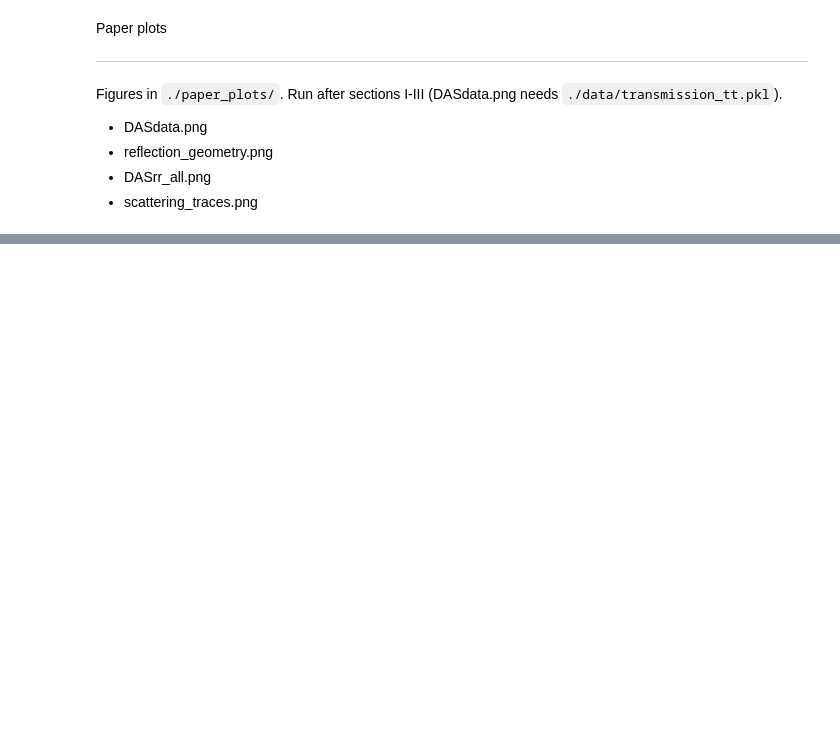
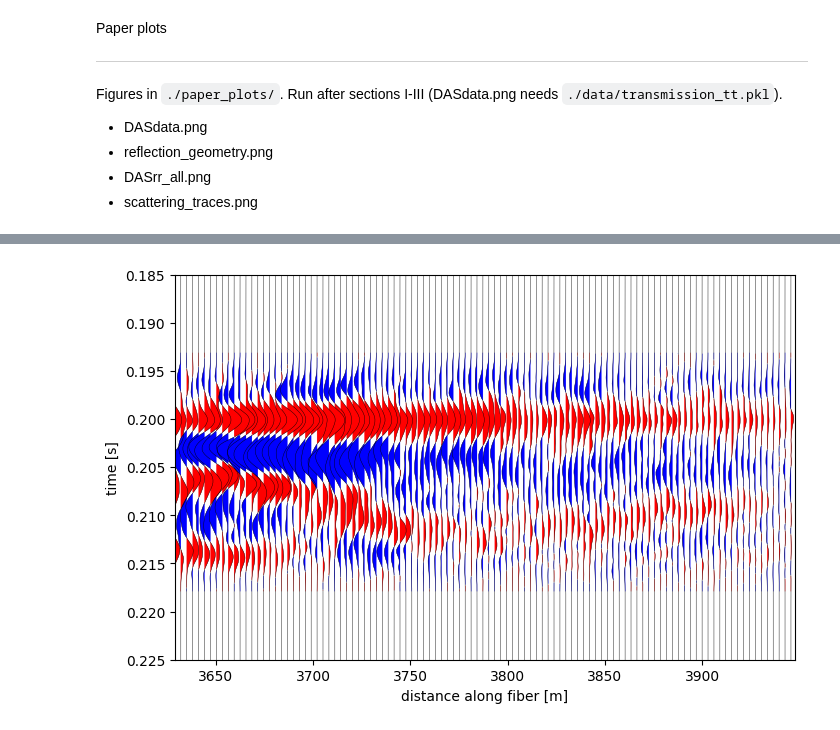
Before and after one commit to esotelog/ScatteringDAS, a Jupyter notebook: DASdata.ipynb, the cells around one changed output, grey strips where cells are left out. Saved outputs shown, nothing was run; the diff lists cells and outputs as text; code cells hidden in the pictures; blank space fills up the shorter version.

Commit message:
pdf version of figures

```diff
--- a/DASdata.ipynb
+++ b/DASdata.ipynb
@@ -512,12 +518,14 @@ plt.show()
 # %%
 #Paper plot - DASrr_all.png
 #Plot - Reflected Step 3: all extracted reflection traces
 #All reflected branch traces (sel["DASrr_all"]), flattened and cc-aligned, high resolution (660 dpi)
-das_all = sel["DASrr_all"]
+das_all = DASrr_w
 fig, ax = DASproc.plot_wiggle_zoom(das_all, (das_all.daxis.min(), das_all.daxis.max()), (0.225, 0.185),
                                    {"scale": 0.1, "trace_step": 3, "linewidth": 0.3, "figsize": (8, 5),
                                     "xlabel": "distance along fiber [m]"})
-fig.savefig('./plots/DASplots/DASrr_all.png', dpi=660, bbox_inches="tight")
+fig.savefig('./plots/DASplots/DASrr_all.pdf', dpi=660, bbox_inches="tight")
+# %% [output]
+[figure, added]
 # %%
 #Paper plot - scattering_traces.png
 #Plot - Transmitted Step 4: windowed pairs in one panel
```
Also changed, not shown: parts of 4 cells of this notebook, 2 other files.
